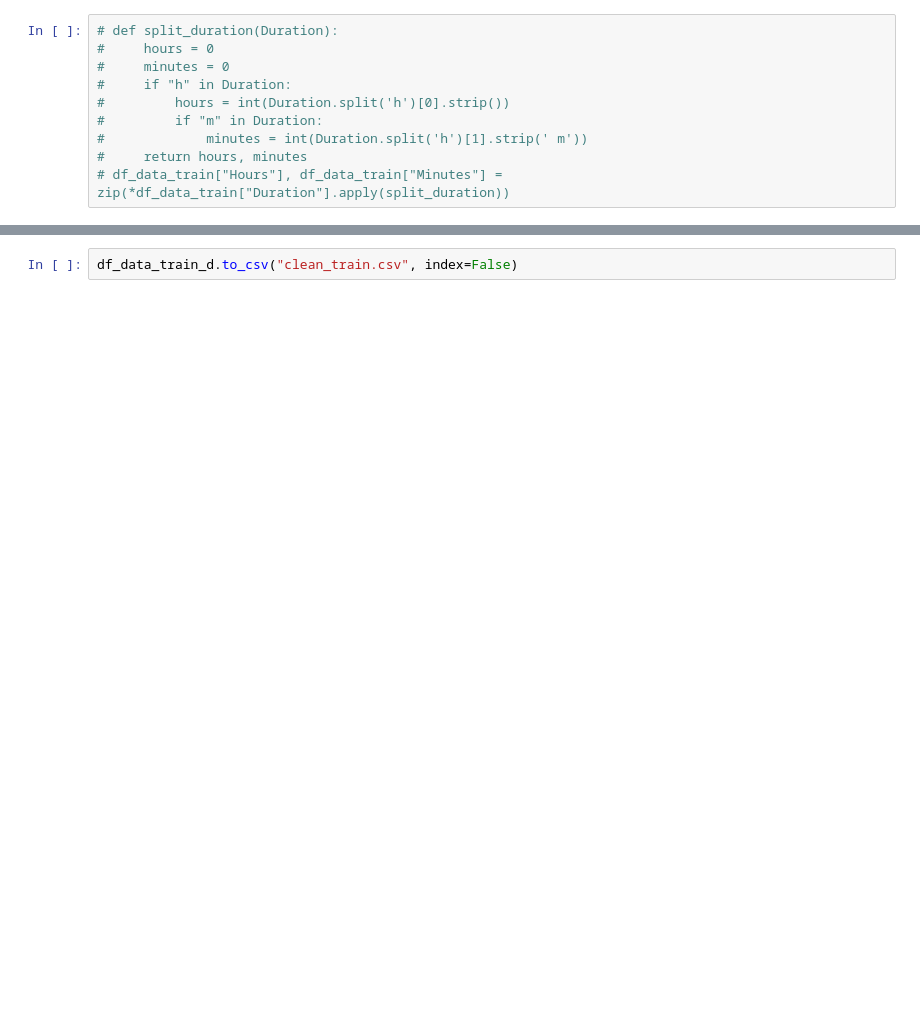
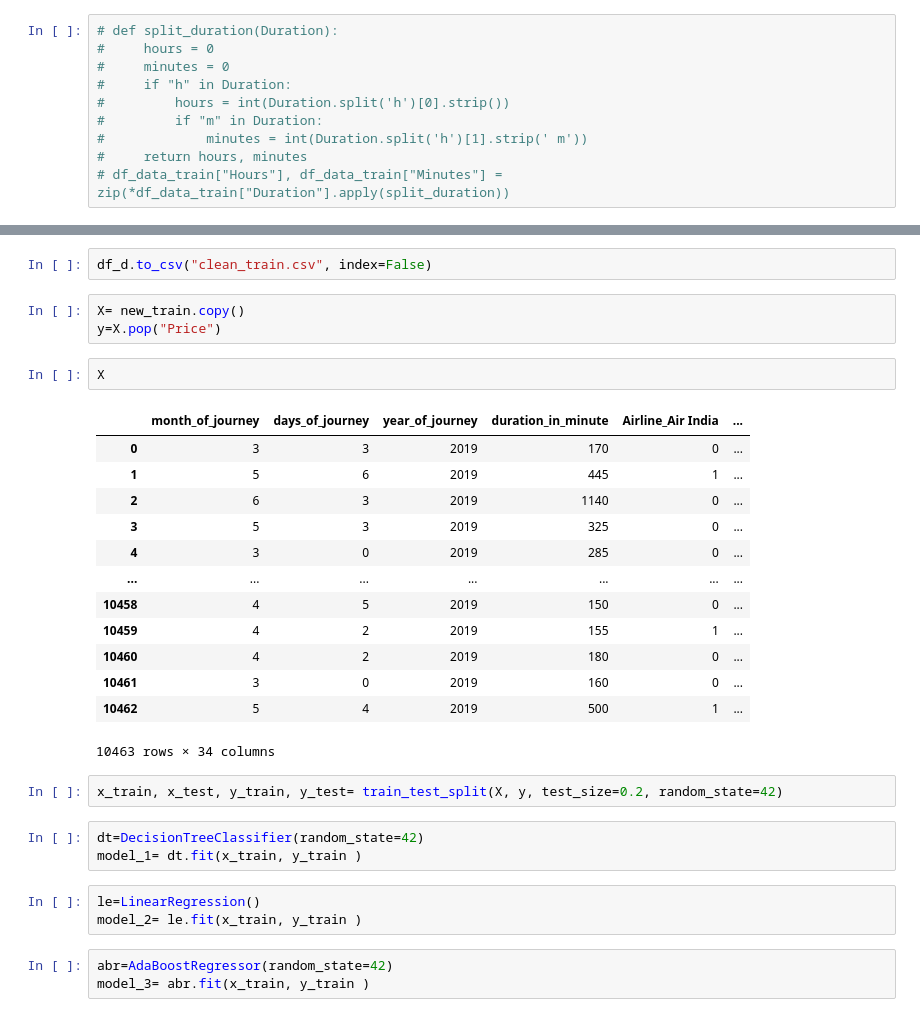
Before and after one commit to McBoson/Flight-Price-Prediction, a Jupyter notebook: Untitled.ipynb, the cells around one changed output, grey strips where cells are left out. Drawn from its saved outputs; the diff is of its cells as text; blank space fills up the shorter version.

```diff
--- a/Untitled.ipynb
+++ b/Untitled.ipynb
@@ -191,2 +209,32 @@ df_data_train_d
 # %%
-df_data_train_d.to_csv("clean_train.csv", index=False)
+df_d.to_csv("clean_train.csv", index=False)
+# %%
+X= new_train.copy()
+y=X.pop("Price")
+# %%
+X
+# %% [output]
+|  | month_of_journey | days_of_journey | year_of_journey | duration_in_minute | Airline_Air India | ... |
+| 0 | 3 | 3 | 2019 | 170 | 0 | ... |
+| 1 | 5 | 6 | 2019 | 445 | 1 | ... |
+| 2 | 6 | 3 | 2019 | 1140 | 0 | ... |
+| 3 | 5 | 3 | 2019 | 325 | 0 | ... |
+| 4 | 3 | 0 | 2019 | 285 | 0 | ... |
+| ... | ... | ... | ... | ... | ... | ... |
+| 10458 | 4 | 5 | 2019 | 150 | 0 | ... |
+| 10459 | 4 | 2 | 2019 | 155 | 1 | ... |
+| 10460 | 4 | 2 | 2019 | 180 | 0 | ... |
+| 10461 | 3 | 0 | 2019 | 160 | 0 | ... |
+| 10462 | 5 | 4 | 2019 | 500 | 1 | ... |
+10463 rows × 34 columns
+# %%
+x_train, x_test, y_train, y_test= train_test_split(X, y, test_size=0.2, random_state=42)
+# %%
+dt=DecisionTreeClassifier(random_state=42)
+model_1= dt.fit(x_train, y_train )
+# %%
+le=LinearRegression()
+model_2= le.fit(x_train, y_train )
+# %%
+abr=AdaBoostRegressor(random_state=42)
+model_3= abr.fit(x_train, y_train )
```
Also changed, not shown: parts of 37 cells of this notebook.
